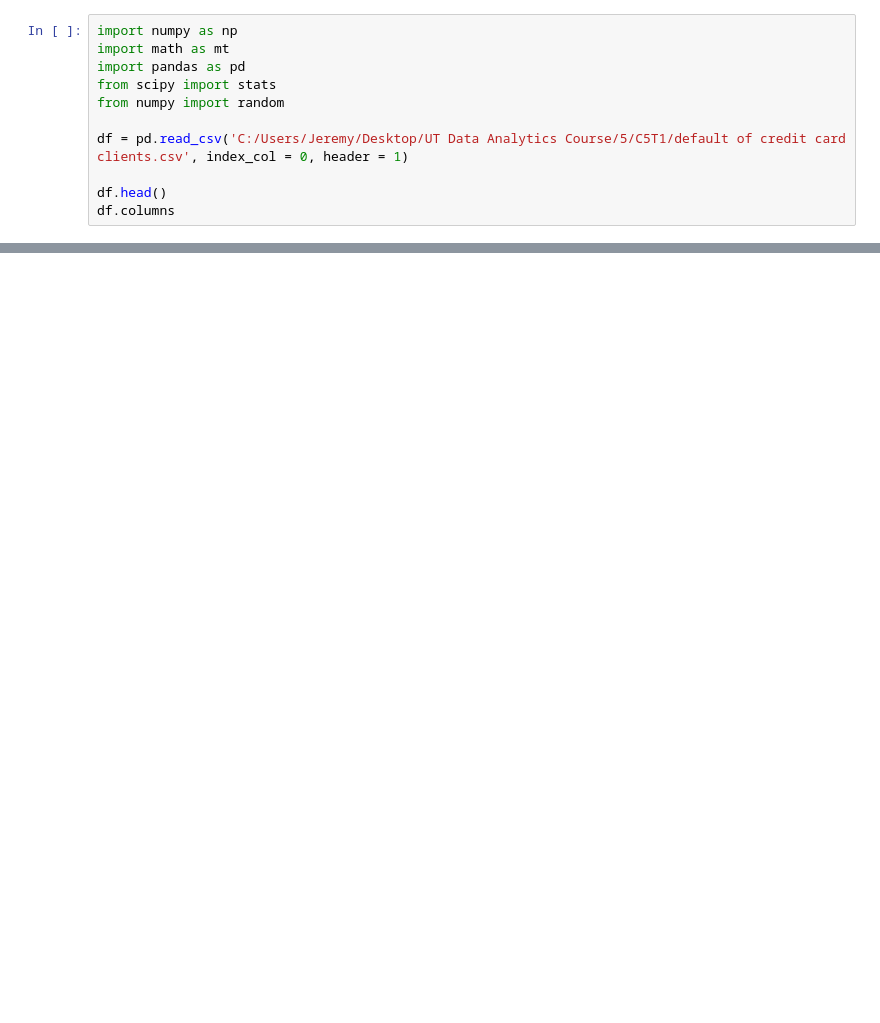
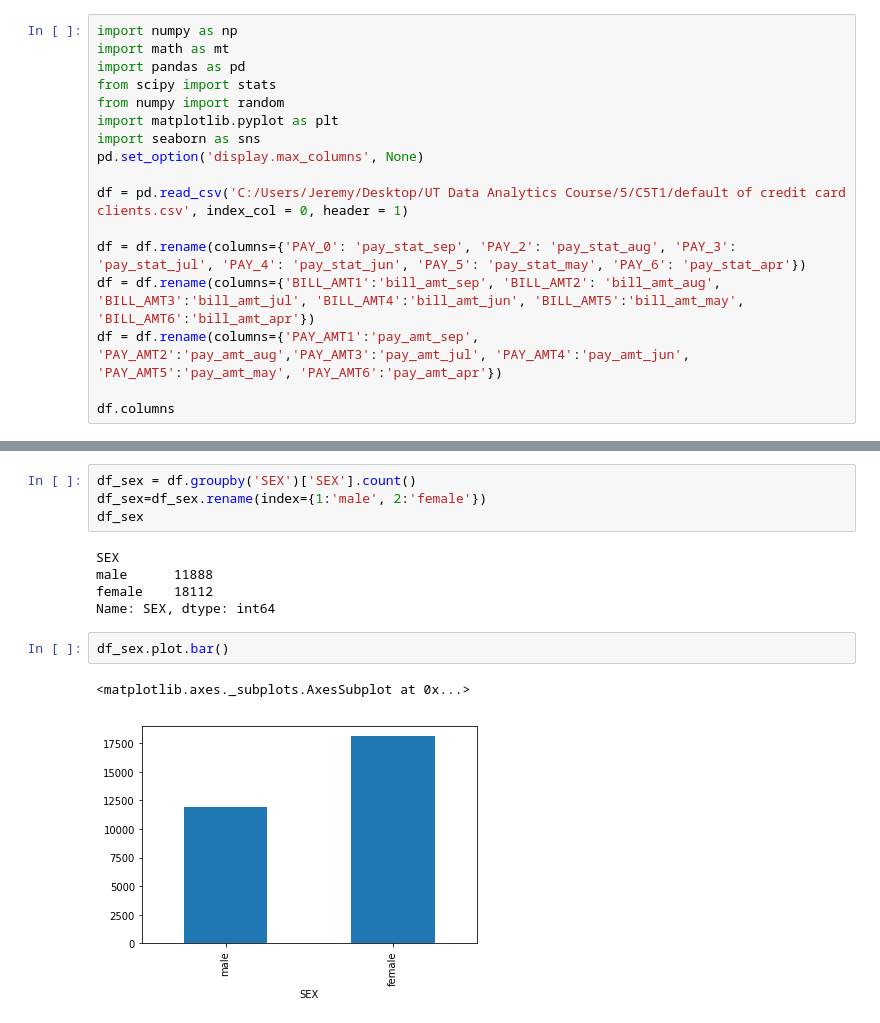
Before and after one commit to Jermmey/Credit-One, a Jupyter notebook: Introduction to Python.ipynb, the cells around one changed output, grey strips where cells are left out. Saved outputs shown, nothing was run; the diff lists cells and outputs as text; blank space fills up the shorter version.

```diff
--- a/Introduction to Python.ipynb
+++ b/Introduction to Python.ipynb
@@ -4,9 +4,15 @@ import math as mt
 import pandas as pd
 from scipy import stats
 from numpy import random
+import matplotlib.pyplot as plt
+import seaborn as sns
+pd.set_option('display.max_columns', None)
 
 df = pd.read_csv('C:/Users/Jeremy/Desktop/UT Data Analytics Course/5/C5T1/default of credit card clients.csv', index_col = 0, header = 1)
 
-df.head()
+df = df.rename(columns={'PAY_0': 'pay_stat_sep', 'PAY_2': 'pay_stat_aug', 'PAY_3': 'pay_stat_jul', 'PAY_4': 'pay_stat_jun', 'PAY_5': 'pay_stat_may', 'PAY_6': 'pay_stat_apr'})
+df = df.rename(columns={'BILL_AMT1':'bill_amt_sep', 'BILL_AMT2': 'bill_amt_aug', 'BILL_AMT3':'bill_amt_jul', 'BILL_AMT4':'bill_amt_jun', 'BILL_AMT5':'bill_amt_may', 'BILL_AMT6':'bill_amt_apr'})
+df = df.rename(columns={'PAY_AMT1':'pay_amt_sep', 'PAY_AMT2':'pay_amt_aug','PAY_AMT3':'pay_amt_jul', 'PAY_AMT4':'pay_amt_jun', 'PAY_AMT5':'pay_amt_may', 'PAY_AMT6':'pay_amt_apr'})
+
 df.columns
 # %% [output]
@@ -31,0 +62,14 @@ df['AGE'].mean()
+# %%
+df_sex = df.groupby('SEX')['SEX'].count()
+df_sex=df_sex.rename(index={1:'male', 2:'female'})
+df_sex
+# %% [output]
+SEX
+male      11888
+female    18112
+Name: SEX, dtype: int64
+# %%
+df_sex.plot.bar()
+# %% [output]
+<matplotlib.axes._subplots.AxesSubplot at 0x...>
+[figure, added]
```
Also changed, not shown: parts of 33 cells of this notebook.
